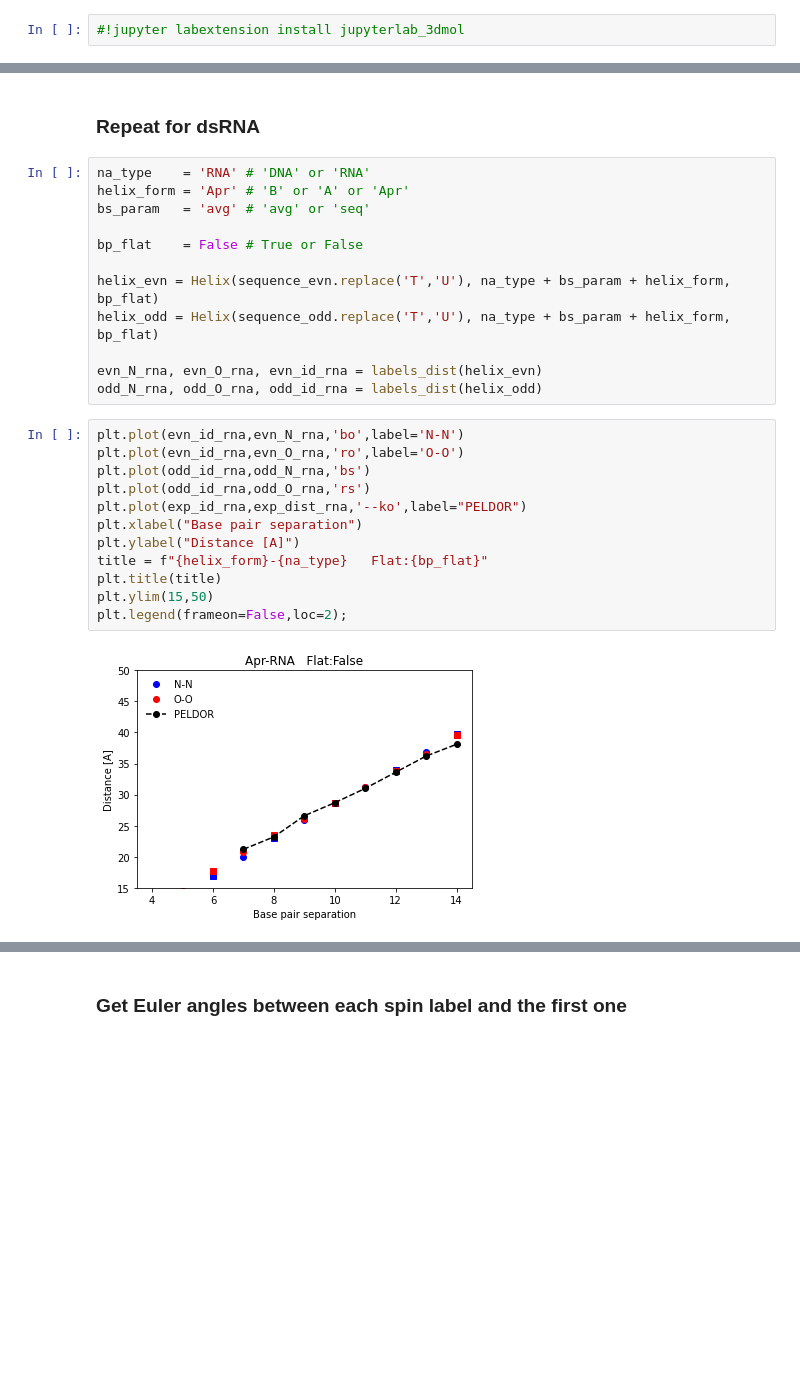
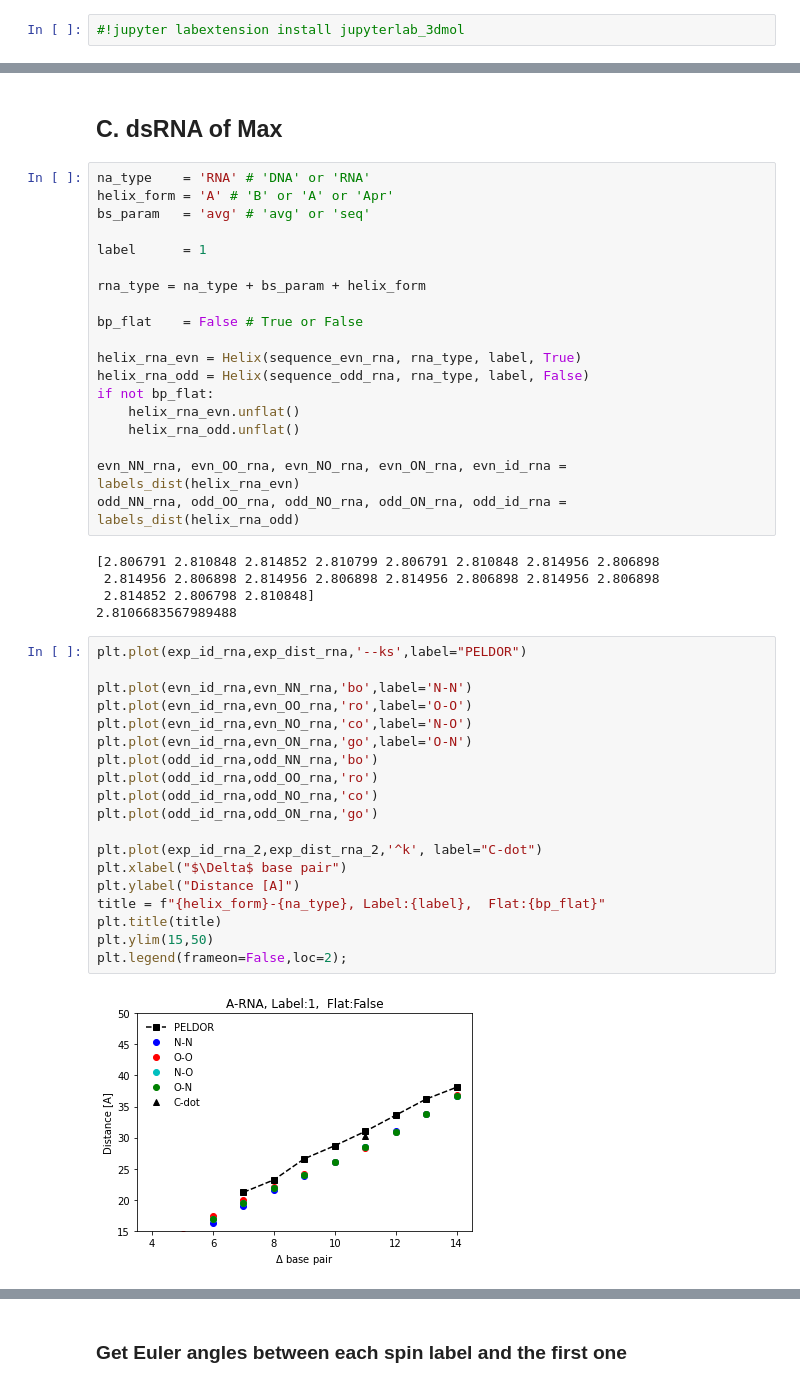
Before and after one commit to dzsezer/labeled_helices, a Jupyter notebook: helix_analysis.ipynb, the cells around one changed output, grey strips where cells are left out. Saved outputs shown, nothing was run; the diff lists cells and outputs as text; blank space fills up the shorter version.

```diff
--- a/helix_analysis.ipynb
+++ b/helix_analysis.ipynb
@@ -80,29 +203,48 @@ plt.legend(frameon=False,loc=2);
 # %% [markdown]
-### Repeat for dsRNA
+## C. dsRNA of Max
 # %%
 na_type    = 'RNA' # 'DNA' or 'RNA'
-helix_form = 'Apr' # 'B' or 'A' or 'Apr'
+helix_form = 'A' # 'B' or 'A' or 'Apr'
 bs_param   = 'avg' # 'avg' or 'seq'
+
+label      = 1
+
+rna_type = na_type + bs_param + helix_form
 
 bp_flat    = False # True or False
 
-helix_evn = Helix(sequence_evn.replace('T','U'), na_type + bs_param + helix_form, bp_flat)
-helix_odd = Helix(sequence_odd.replace('T','U'), na_type + bs_param + helix_form, bp_flat)
+helix_rna_evn = Helix(sequence_evn_rna, rna_type, label, True)
+helix_rna_odd = Helix(sequence_odd_rna, rna_type, label, False)
+if not bp_flat:
+    helix_rna_evn.unflat()
+    helix_rna_odd.unflat()
 
-evn_N_rna, evn_O_rna, evn_id_rna = labels_dist(helix_evn)
-odd_N_rna, odd_O_rna, odd_id_rna = labels_dist(helix_odd)
+evn_NN_rna, evn_OO_rna, evn_NO_rna, evn_ON_rna, evn_id_rna = labels_dist(helix_rna_evn)
+odd_NN_rna, odd_OO_rna, odd_NO_rna, odd_ON_rna, odd_id_rna = labels_dist(helix_rna_odd)
+# %% [output]
+[2.806791 2.810848 2.814852 2.810799 2.806791 2.810848 2.814956 2.806898
+ 2.814956 2.806898 2.814956 2.806898 2.814956 2.806898 2.814956 2.806898
+ 2.814852 2.806798 2.810848]
+2.8106683567989488
 # %%
-plt.plot(evn_id_rna,evn_N_rna,'bo',label='N-N')
-plt.plot(evn_id_rna,evn_O_rna,'ro',label='O-O')
-plt.plot(odd_id_rna,odd_N_rna,'bs')
-plt.plot(odd_id_rna,odd_O_rna,'rs')
-plt.plot(exp_id_rna,exp_dist_rna,'--ko',label="PELDOR")
-plt.xlabel("Base pair separation")
+plt.plot(exp_id_rna,exp_dist_rna,'--ks',label="PELDOR")
+
+plt.plot(evn_id_rna,evn_NN_rna,'bo',label='N-N')
+plt.plot(evn_id_rna,evn_OO_rna,'ro',label='O-O')
+plt.plot(evn_id_rna,evn_NO_rna,'co',label='N-O')
+plt.plot(evn_id_rna,evn_ON_rna,'go',label='O-N')
+plt.plot(odd_id_rna,odd_NN_rna,'bo')
+plt.plot(odd_id_rna,odd_OO_rna,'ro')
+plt.plot(odd_id_rna,odd_NO_rna,'co')
+plt.plot(odd_id_rna,odd_ON_rna,'go')
+
+plt.plot(exp_id_rna_2,exp_dist_rna_2,'^k', label="C-dot")
+plt.xlabel("$\Delta$ base pair")
 plt.ylabel("Distance [A]")
-title = f"{helix_form}-{na_type}   Flat:{bp_flat}"
+title = f"{helix_form}-{na_type}, Label:{label},  Flat:{bp_flat}"
 plt.title(title)
 plt.ylim(15,50)
 plt.legend(frameon=False,loc=2);
 # %% [output]
-[figure, old version]
+[figure, new version]
 # %%
```
Also changed, not shown: parts of 49 cells of this notebook.
